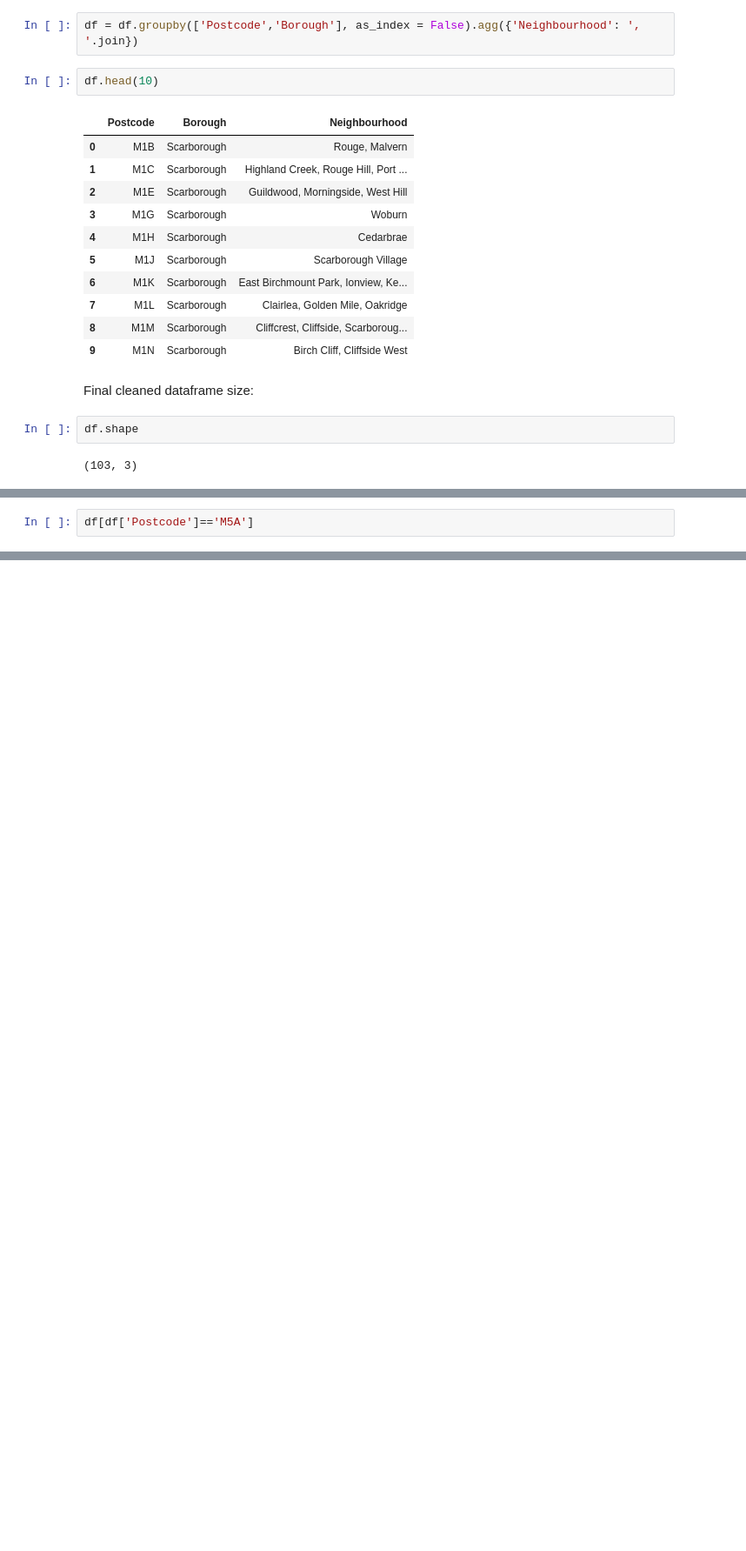
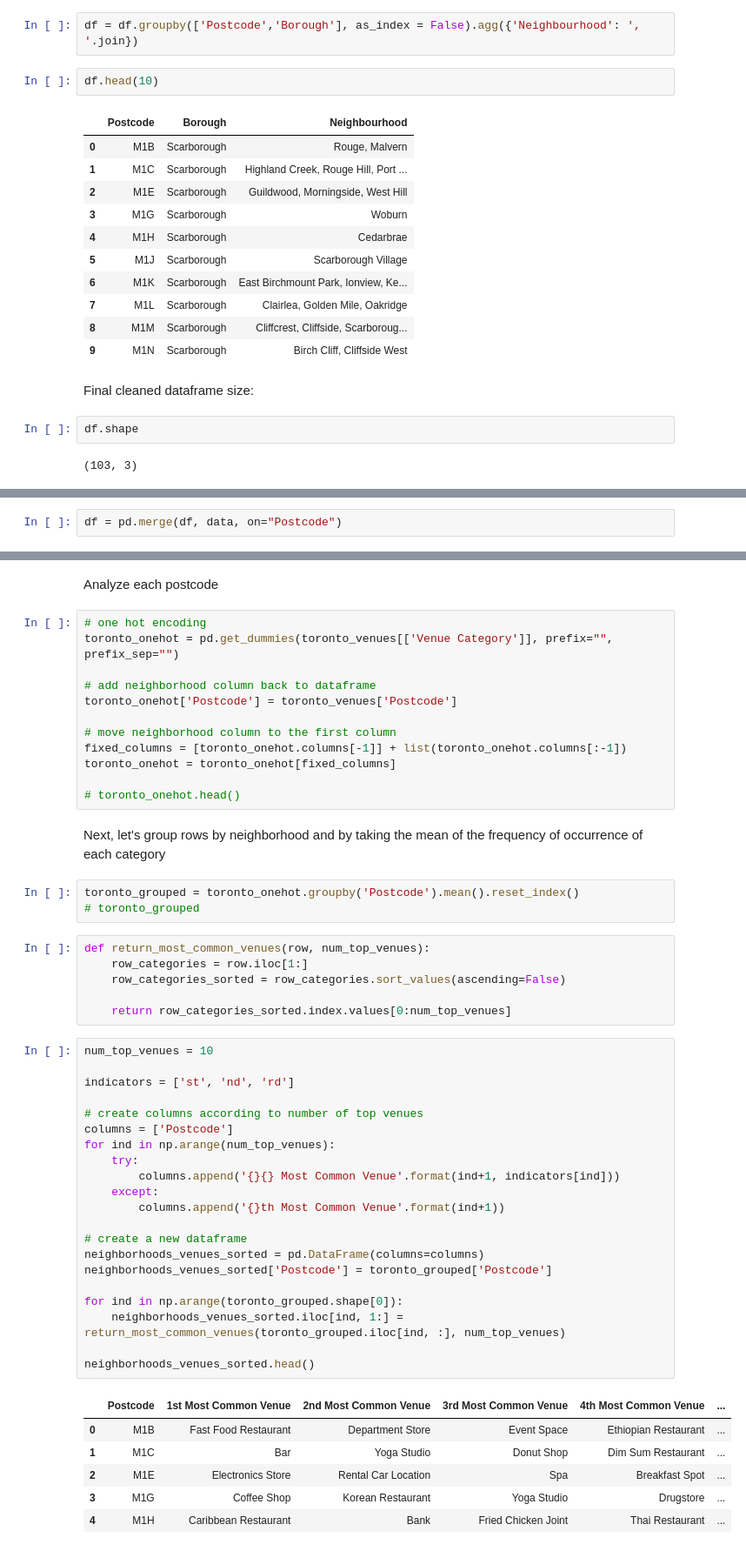
Before and after one commit to nhohung/github_example, a Jupyter notebook: SegmentCluster_Toronto_Week3.ipynb, the cells around one changed output, grey strips where cells are left out. Shown at 87% size. Cells and saved outputs as stored; diff of their text form; blank space fills up the shorter version.

```diff
--- a/SegmentCluster_Toronto_Week3.ipynb
+++ b/SegmentCluster_Toronto_Week3.ipynb
@@ -109,2 +106,2 @@ df.shape
 # %%
-df[df['Postcode']=='M5A']
+df = pd.merge(df, data, on="Postcode")
@@ -113,0 +199,53 @@ df[df['Postcode']=='M5A']
+# %% [markdown]
+Analyze each postcode
+# %%
+# one hot encoding
+toronto_onehot = pd.get_dummies(toronto_venues[['Venue Category']], prefix="", prefix_sep="")
+
+# add neighborhood column back to dataframe
+toronto_onehot['Postcode'] = toronto_venues['Postcode']
+
+# move neighborhood column to the first column
+fixed_columns = [toronto_onehot.columns[-1]] + list(toronto_onehot.columns[:-1])
+toronto_onehot = toronto_onehot[fixed_columns]
+
+# toronto_onehot.head()
+# %% [markdown]
+Next, let's group rows by neighborhood and by taking the mean of the frequency of occurrence of each category
+# %%
+toronto_grouped = toronto_onehot.groupby('Postcode').mean().reset_index()
+# toronto_grouped
+# %%
+def return_most_common_venues(row, num_top_venues):
+    row_categories = row.iloc[1:]
+    row_categories_sorted = row_categories.sort_values(ascending=False)
+
+    return row_categories_sorted.index.values[0:num_top_venues]
+# %%
+num_top_venues = 10
+
+indicators = ['st', 'nd', 'rd']
+
+# create columns according to number of top venues
+columns = ['Postcode']
+for ind in np.arange(num_top_venues):
+    try:
+        columns.append('{}{} Most Common Venue'.format(ind+1, indicators[ind]))
+    except:
+        columns.append('{}th Most Common Venue'.format(ind+1))
+
+# create a new dataframe
+neighborhoods_venues_sorted = pd.DataFrame(columns=columns)
+neighborhoods_venues_sorted['Postcode'] = toronto_grouped['Postcode']
+
+for ind in np.arange(toronto_grouped.shape[0]):
+    neighborhoods_venues_sorted.iloc[ind, 1:] = return_most_common_venues(toronto_grouped.iloc[ind, :], num_top_venues)
+
+neighborhoods_venues_sorted.head()
+# %% [output]
+|  | Postcode | 1st Most Common Venue | 2nd Most Common Venue | 3rd Most Common Venue | 4th Most Common Venue | ... |
+| 0 | M1B | Fast Food Restaurant | Department Store | Event Space | Ethiopian Restaurant | ... |
+| 1 | M1C | Bar | Yoga Studio | Donut Shop | Dim Sum Restaurant | ... |
+| 2 | M1E | Electronics Store | Rental Car Location | Spa | Breakfast Spot | ... |
+| 3 | M1G | Coffee Shop | Korean Restaurant | Yoga Studio | Drugstore | ... |
+| 4 | M1H | Caribbean Restaurant | Bank | Fried Chicken Joint | Thai Restaurant | ... |
```
Also changed, not shown: parts of 29 cells of this notebook.
